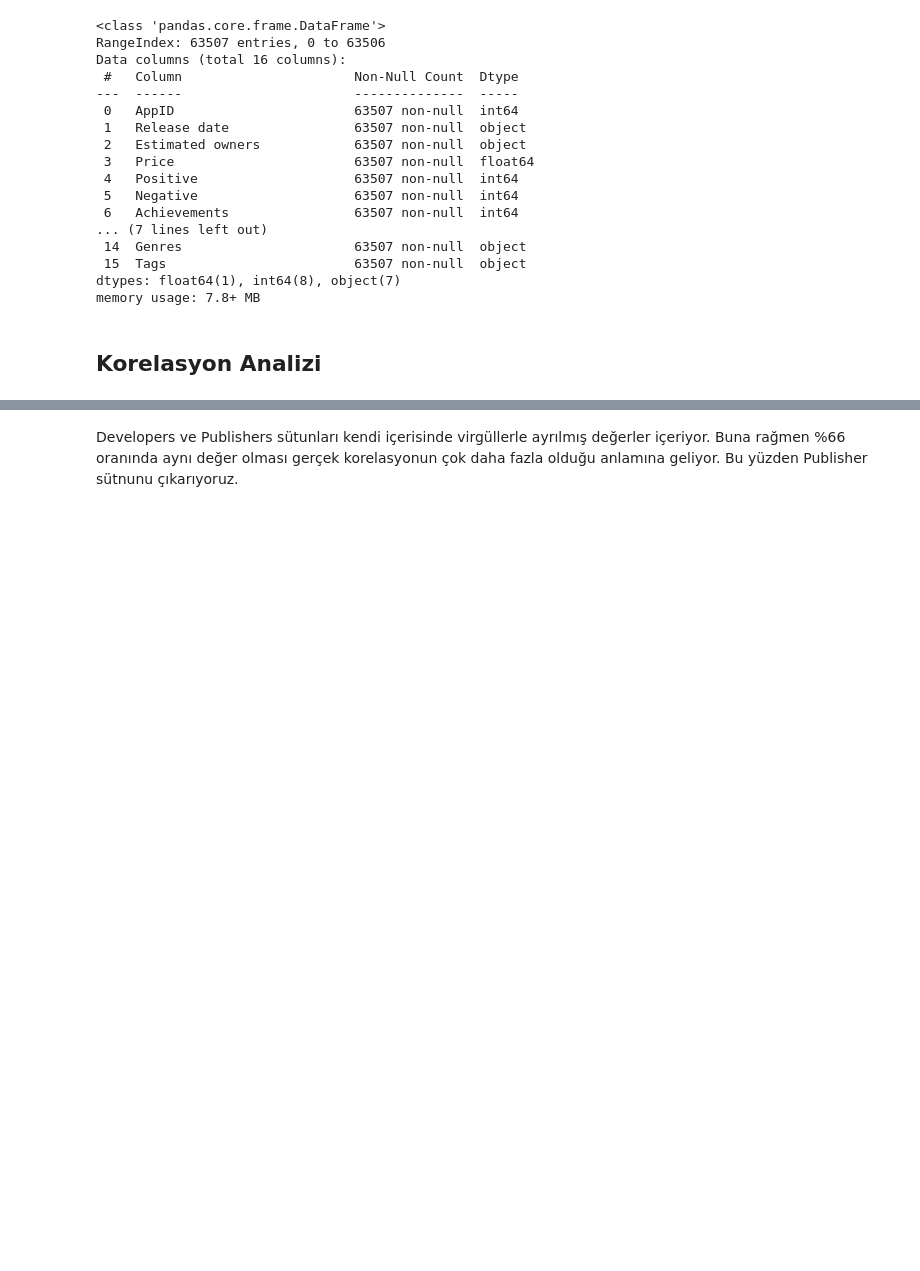
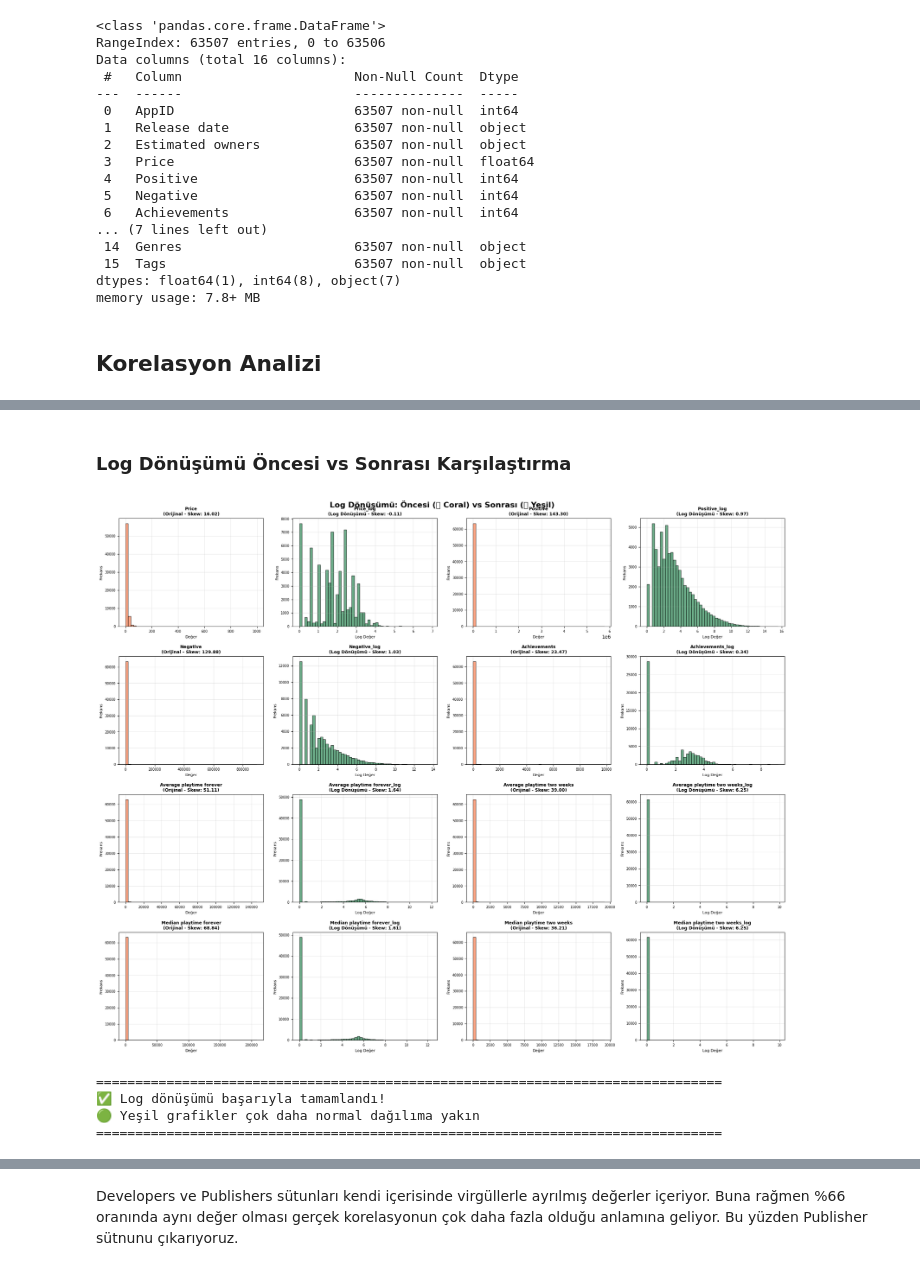
Before and after one commit to TraiNox/TraiNox, a Jupyter notebook: 02_EDA.ipynb, the cells around one changed output, grey strips where cells are left out. Saved outputs shown, nothing was run; the diff lists cells and outputs as text; code cells hidden in the pictures; blank space fills up the shorter version.

```diff
--- a/02_EDA.ipynb
+++ b/02_EDA.ipynb
@@ -28,0 +221,41 @@ memory usage: 7.8+ MB
+# %% [markdown]
+### Log Dönüşümü Öncesi vs Sonrası Karşılaştırma
+# %%
+# Log dönüşümü öncesi ve sonrası karşılaştırma
+fig, axes = plt.subplots(4, 4, figsize=(20, 16))
+axes = axes.flatten()
+
+for idx, col in enumerate(columns_to_transform):
+    # Sol: Orijinal
+    ax1 = axes[idx * 2]
+    ax1.hist(df[col].dropna(), bins=50, color='coral', alpha=0.7, edgecolor='black')
+    ax1.set_title(f'{col}\n(Orijinal - Skew: {df[col].skew():.2f})', fontsize=9, fontweight='bold')
+    ax1.set_xlabel('Değer', fontsize=8)
+    ax1.set_ylabel('Frekans', fontsize=8)
+    ax1.tick_params(labelsize=7)
+    ax1.grid(True, alpha=0.3)
+
+    # Sağ: Log dönüşümü sonrası
+    ax2 = axes[idx * 2 + 1]
+    ax2.hist(df[f'{col}_log'].dropna(), bins=50, color='seagreen', alpha=0.7, edgecolor='black')
+    ax2.set_title(f'{col}_log\n(Log Dönüşümü - Skew: {df[f"{col}_log"].skew():.2f})', fontsize=9, fontweight='bold')
+    ax2.set_xlabel('Log Değer', fontsize=8)
+    ax2.set_ylabel('Frekans', fontsize=8)
+    ax2.tick_params(labelsize=7)
+    ax2.grid(True, alpha=0.3)
+
+plt.tight_layout()
+plt.suptitle('Log Dönüşümü: Öncesi (🔴 Coral) vs Sonrası (🟢 Yeşil)',
+             fontsize=16, fontweight='bold', y=1.002)
+plt.show()
+
+print("\n" + "=" * 80)
+print("✅ Log dönüşümü başarıyla tamamlandı!")
+print("🟢 Yeşil grafikler çok daha normal dağılıma yakın")
+print("=" * 80)
+# %% [output]
+[figure, added]
+================================================================================
+✅ Log dönüşümü başarıyla tamamlandı!
+🟢 Yeşil grafikler çok daha normal dağılıma yakın
+================================================================================
```
Also changed, not shown: parts of 25 cells of this notebook.
